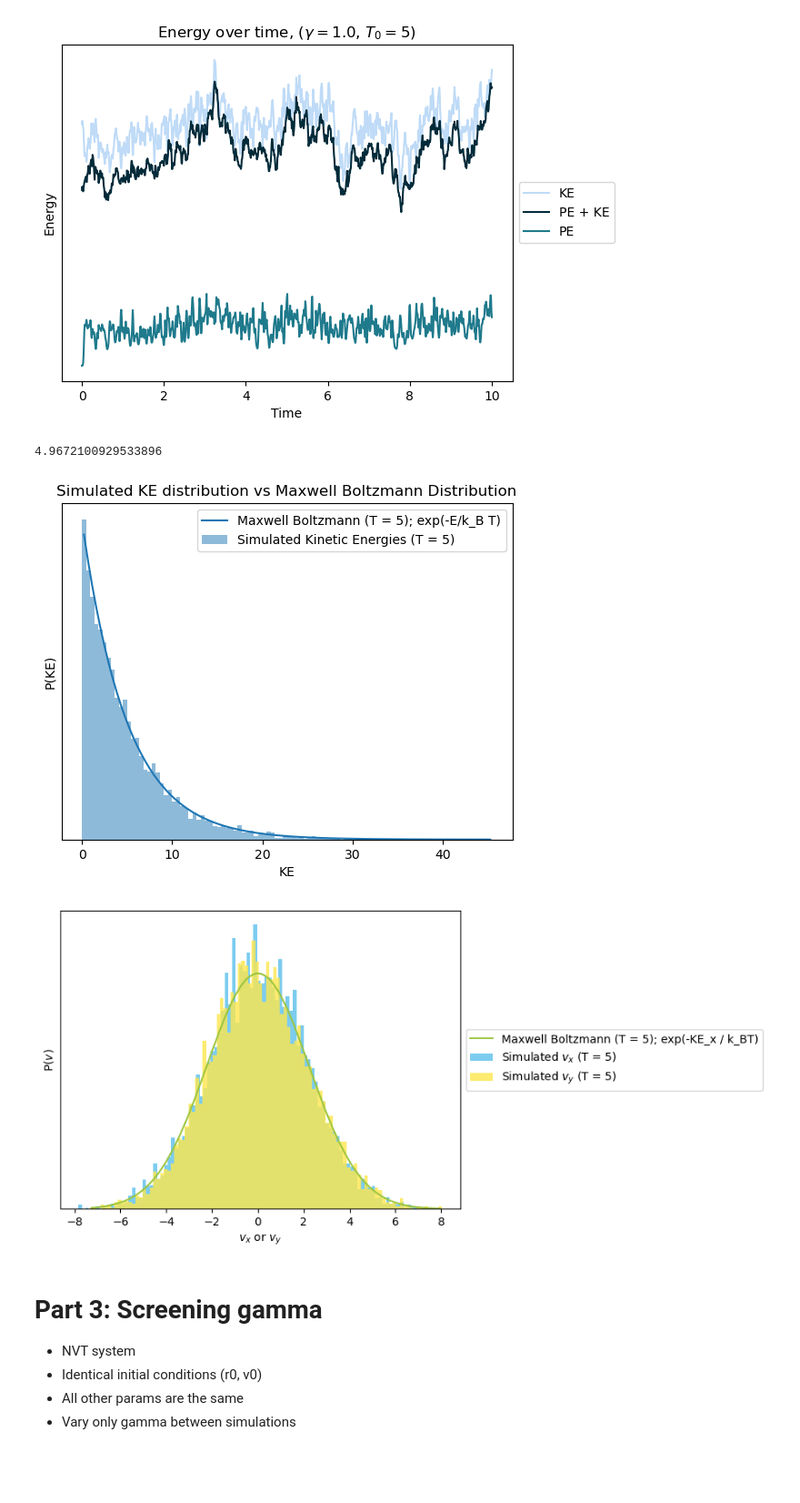
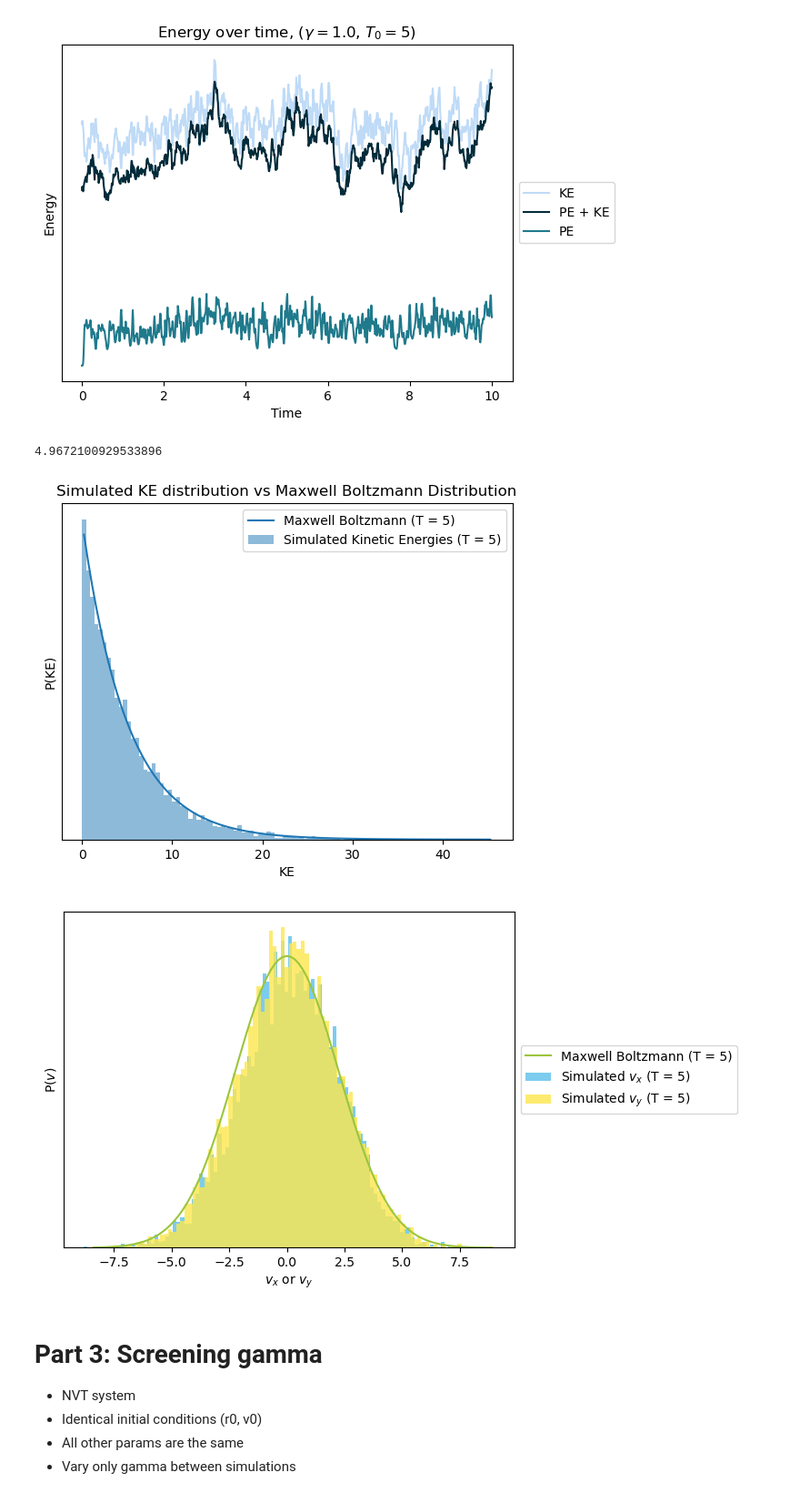
Before and after one commit to pjeong3120/md_engine, a Jupyter notebook: plots.ipynb, the cells around one changed output. Shown at 91% size. Cells and saved outputs as stored; diff of their text form; code cells hidden in the pictures; blank space fills up the shorter version.

Commit message:
Various plotting stuff - no real changes in functionality

```diff
--- a/plots.ipynb
+++ b/plots.ipynb
@@ -179,7 +183,7 @@ plt.bar(bin_centers, bin_heights, width = bin_centers[1] - bin_centers[0],
 
 maxwell_boltzmann_dist = np.exp(-bin_centers / k_B / temp)
 maxwell_boltzmann_dist = maxwell_boltzmann_dist / maxwell_boltzmann_dist.sum()
-plt.plot(bin_centers, maxwell_boltzmann_dist, label = 'Maxwell Boltzmann (T = 5); exp(-E/k_B T)')
+plt.plot(bin_centers, maxwell_boltzmann_dist, label = 'Maxwell Boltzmann (T = 5)')
 
 plt.ylabel('P(KE)')
 plt.yticks([])
@@ -190,7 +194,7 @@ plt.legend()
 plt.show()
 # %% [output]
 4.9672100929533896
-[figure, old version]
+[figure, new version]
 # %%
 """
 Same plot as above. But this time, it plots velocity in one direction instead
@@ -203,8 +207,7 @@ from src.utils import bin_values, k_B
 
 colors = ['#5bc0eb', '#fde74c', '#9bc53d']
 
-job_dir = f'./runs/density_screens/N={int(64)}'
-#job_dir = f'./runs/gamma_screens/gamma={1.0}'
+job_dir = f'./runs/density_screens_eps=1/N=65'
 
 with open(os.path.join(job_dir, 'data.pkl'), 'rb') as f:
     data = pickle.load(f)
@@ -214,35 +217,35 @@ v = data['v']
 v_x = v[:, :, 0]
 time_points = np.arange(0, v.shape[0], 10)
 v_x = v_x[time_points, :].flatten() # (N * 10,)
 bin_centers, bin_heights = bin_values(v_x, num_bins = 100)
 bin_heights = bin_heights / bin_heights.sum()
 
 plt.bar(bin_centers, bin_heights, width = bin_centers[1] - bin_centers[0],
         label = r'Simulated $v_x$ (T = 5)', color = colors[0], alpha = 0.8)
 
 v_y = v[:, :, 1]
 time_points = np.arange(0, v.shape[0], 10)
 v_y = v_y[time_points, :].flatten() # (N * 10,)
 v_y = v_y.flatten()
 bin_centers, bin_heights = bin_values(v_y, num_bins = 100)
 bin_heights = bin_heights / bin_heights.sum()
 
 plt.bar(bin_centers, bin_heights, width = bin_centers[1] - bin_centers[0],
         label = r'Simulated $v_y$ (T = 5)', color = colors[1], alpha = 0.8)
 
 ke_x = bin_centers ** 2 / 2 # mass = 1
 maxwell_boltzmann_dist = np.exp(- ke_x / k_B / temp)
 maxwell_boltzmann_dist = maxwell_boltzmann_dist / maxwell_boltzmann_dist.sum()
 plt.plot(bin_centers, maxwell_boltzmann_dist,
-         label = 'Maxwell Boltzmann (T = 5); exp(-KE_x / k_BT)', color = colors[2])
+         label = 'Maxwell Boltzmann (T = 5)', color = colors[2])
 
 plt.ylabel(r'P($v$)')
 plt.yticks([])
 plt.xlabel(r'$v_x$ or $v_y$')
 plt.legend(loc='center left', bbox_to_anchor=(1, 0.5))
 plt.show()
 # %% [output]
-[figure, old version]
+[figure, new version]
 # %% [markdown]
 # Part 3: Screening gamma
 
```
Also changed, not shown: parts of 14 cells of this notebook, 2 other files.
